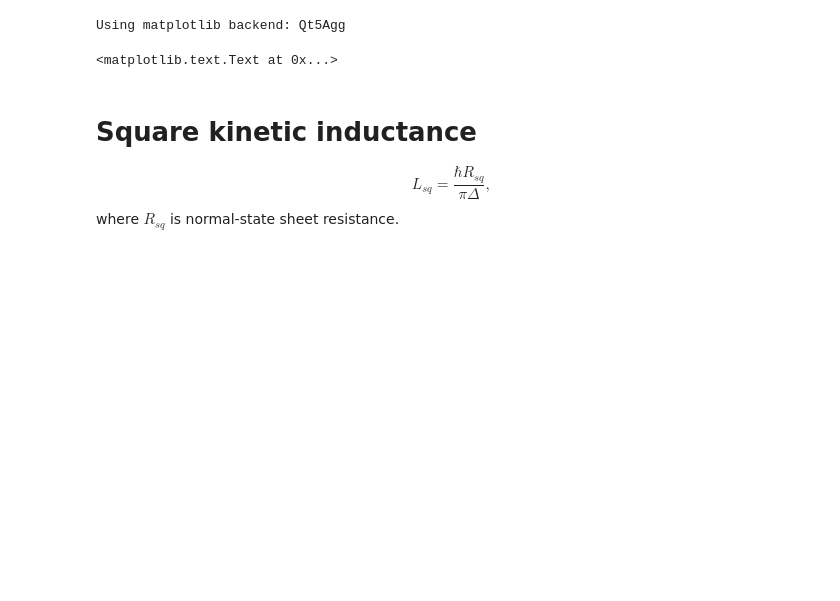
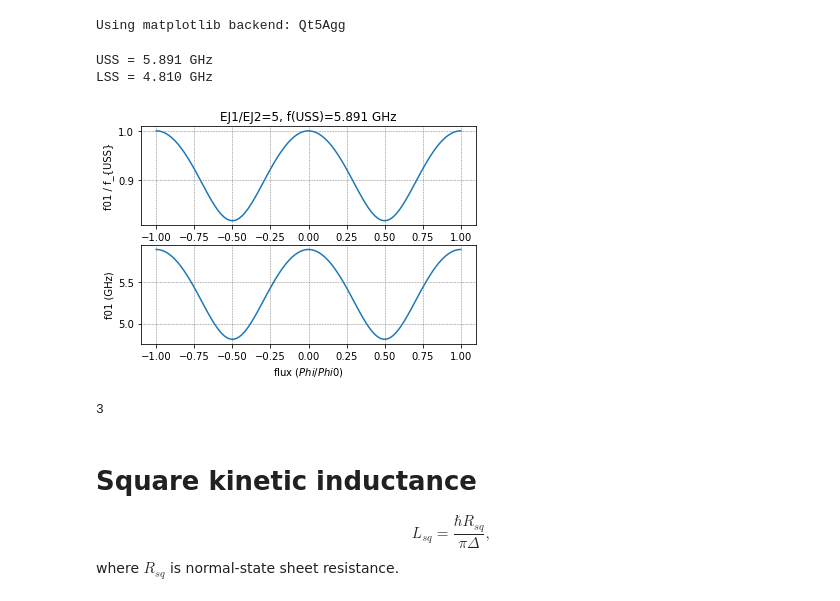
Before and after one commit to JaseungKu/python-code-SYR, a Jupyter notebook: Transmon_CSFQ Para..ipynb, the cells around one changed output. Drawn from its saved outputs; the diff is of its cells as text; code cells hidden in the pictures; blank space fills up the shorter version.

```diff
--- a/Transmon_CSFQ Para..ipynb
+++ b/Transmon_CSFQ Para..ipynb
@@ -114,32 +114,41 @@ Using matplotlib backend: Qt5Agg
 # %%
 import numpy as np
 import matplotlib.pyplot as plt
-from matplotlib import rc
-rc('text', usetex=True)
+# from matplotlib import rc
+# rc('text', usetex=True)
 
-f_uss =7 # USS frequency in GHz
-alpha =  1.8 # alpha= Ej1 / Ej2, Ej1 > Ej2, junction size ratio
+f_uss =5.891 # USS frequency in GHz
+alpha =  5 # alpha= Ej1 / Ej2, Ej1 > Ej2, junction size ratio
 d = (alpha - 1) / (1 + alpha)
 flux = np.linspace(-1, 1, 100)  # unit of Phi0
 ratio  = np.sqrt(np.fabs(np.cos(np.pi * flux)) * np.sqrt(1 + (d * np.tan(np.pi * flux))**2))
 
 fig, (axes1, axes2) = plt.subplots(2,1)
 lines1, = axes1.plot(flux, ratio)
 lines2, = axes2.plot(flux, ratio * f_uss)
 
 axes1.set_ylabel('f01 / f_{USS}')
 #axes2.set_xlabel('flux ($\Phi / \Phi_0$)')
-axes2.set_xlabel('flux ($Phi / Phi0$)')
+axes2.set_xlabel(f'flux ($Phi / Phi0$)')
 axes2.set_ylabel('f01 (GHz)')
 axes1.grid(which='both',color='gray', linestyle='--', linewidth=0.5)
 axes2.grid(which='both',color='gray', linestyle='--', linewidth=0.5)
 #axes1.legend((lines1, lines11),('LSS', 'USS'))
 #axes2.legend((lines2, lines12),('LSS', 'USS'))
 
 title = r'EJ1/EJ2={:.2g}, f(USS)={} GHz'.format(alpha, f_uss)
 axes1.set_title(title)
+
+print(f'USS = {np.max(ratio*f_uss):.3f} GHz')
+print(f'LSS = {np.min(ratio*f_uss):.3f} GHz')
 # %% [output]
-<matplotlib.text.Text at 0x...>
+USS = 5.891 GHz
+LSS = 4.810 GHz
+[figure, added]
+# %%
+np.max([1,2,3])
+# %% [output]
+3
 # %% [markdown]
 # Square kinetic inductance
 $$L_{sq} = \frac{\hbar R_{sq}}{\pi\Delta},$$
```
Also changed, not shown: parts of 1 cell of this notebook, 21 other files.
